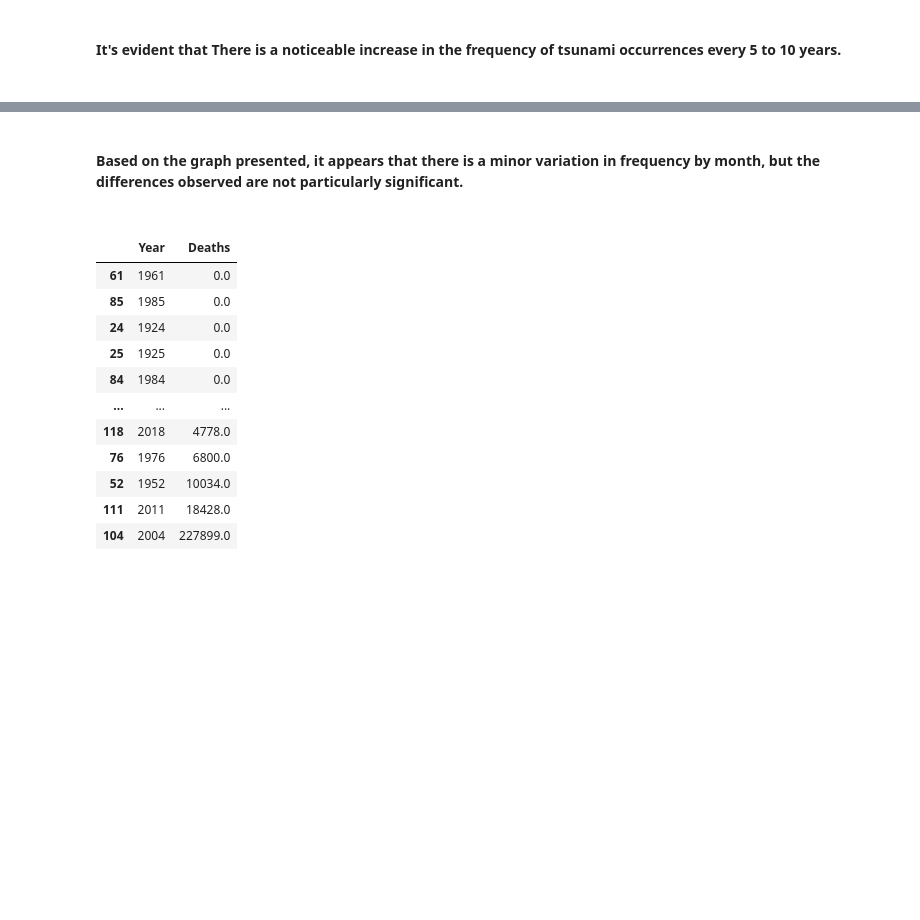
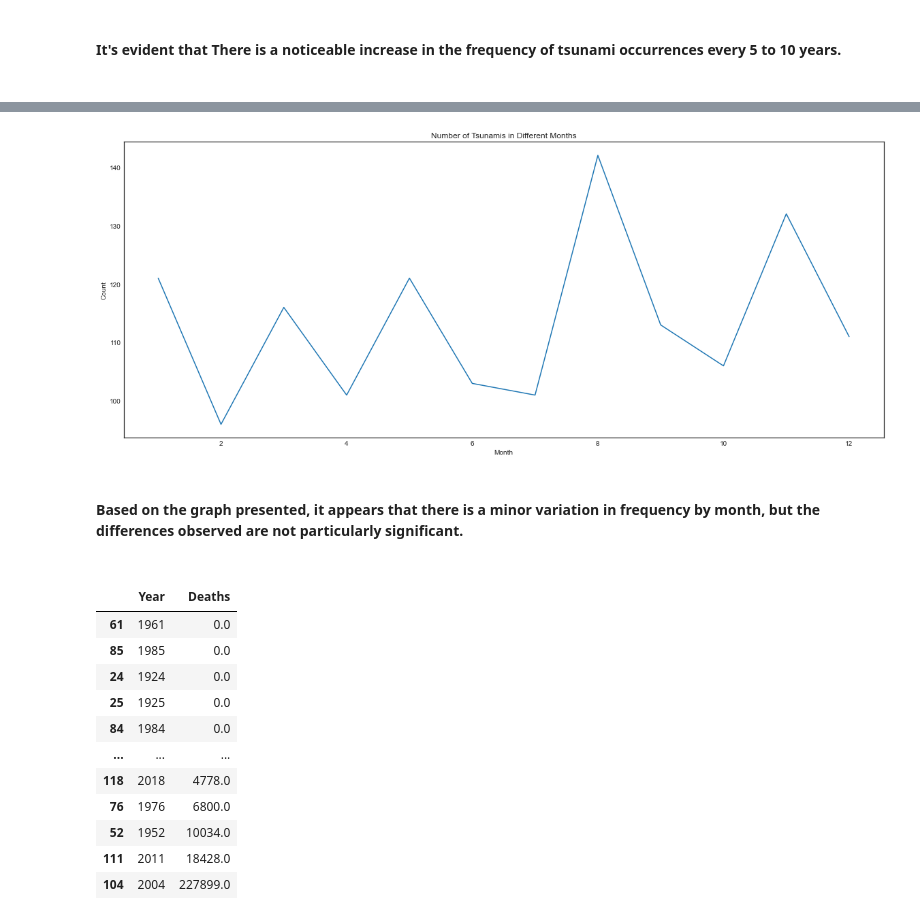
Before and after one commit to Mobrant/Tsunami, a Jupyter notebook: Tsunami analysis.ipynb, the cells around one changed output, grey strips where cells are left out. Saved outputs shown, nothing was run; the diff lists cells and outputs as text; code cells hidden in the pictures; blank space fills up the shorter version.

```diff
--- a/Tsunami analysis.ipynb
+++ b/Tsunami analysis.ipynb
@@ -186,7 +186,10 @@ plt.show()
 <br>**
 # %%
 df_cnt_mo=df.groupby(['Mo'])['Sr.no'].count().reset_index()
-fig=px.line(df_cnt_mo, x="Mo", y="Sr.no",template='plotly_white',labels={
-                     "Sr.no": "Count","Mo":"Month"},title="<b>Number of Tsunamis in Different Months")
-fig.show()
+plt.figure(figsize=(20,8))
+plt.plot(df_cnt_mo['Mo'], df_cnt_mo['Sr.no'])
+plt.xlabel('Month')
+plt.ylabel('Count')
+plt.title('Number of Tsunamis in Different Months')
+plt.show()
 # %% [output]
@@ -194,3 +196,4 @@ fig.show()
+[figure, added]
 # %% [markdown]
 **<br>Based on the graph presented, it appears that there is a minor variation in frequency by month, but the differences observed are not particularly significant.**
 <br>
```
Also changed, not shown: parts of 4 cells of this notebook.
